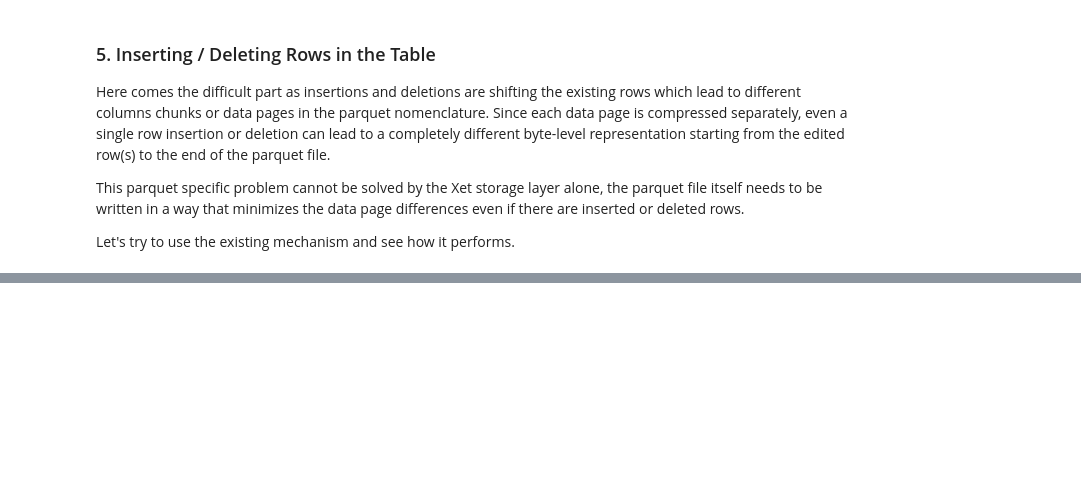
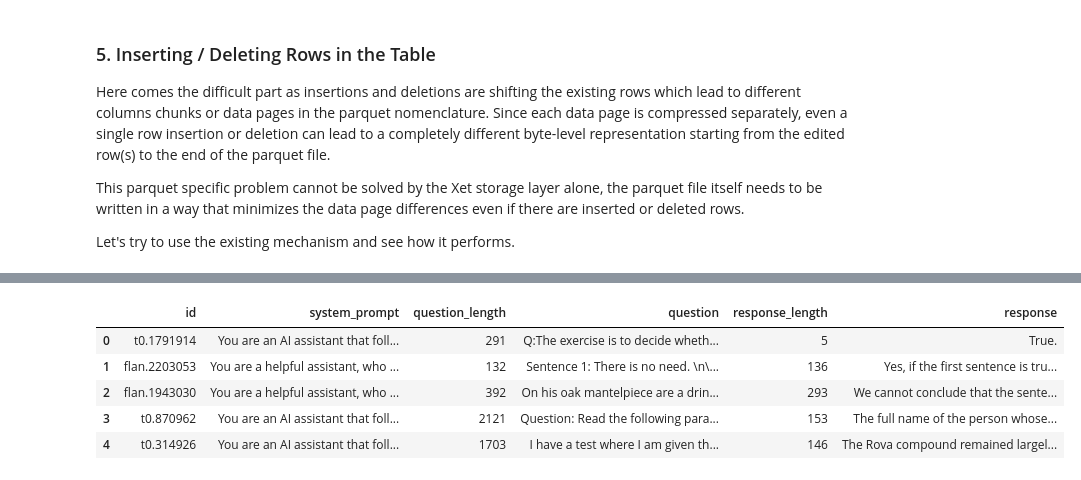
Before and after one commit to huggingface/dataset-dedupe-estimator, a Jupyter notebook: notebooks/parquet-cdc.ipynb, the cells around one changed output, grey strips where cells are left out. Saved outputs shown, nothing was run; the diff lists cells and outputs as text; code cells hidden in the pictures; blank space fills up the shorter version.

```diff
--- a/notebooks/parquet-cdc.ipynb
+++ b/notebooks/parquet-cdc.ipynb
@@ -421,0 +379,9 @@ New Data Upload                         : |          |  0.00B /  0.00B
+# %%
+orca[:5].to_pandas()
+# %% [output]
+|  | id | system_prompt | question_length | question | response_length | response |
+| 0 | t0.1791914 | You are an AI assistant that foll... | 291 | Q:The exercise is to decide wheth... | 5 | True. |
+| 1 | flan.2203053 | You are a helpful assistant, who ... | 132 | Sentence 1: There is no need. \n\... | 136 | Yes, if the first sentence is tru... |
+| 2 | flan.1943030 | You are a helpful assistant, who ... | 392 | On his oak mantelpiece are a drin... | 293 | We cannot conclude that the sente... |
+| 3 | t0.870962 | You are an AI assistant that foll... | 2121 | Question: Read the following para... | 153 | The full name of the person whose... |
+| 4 | t0.314926 | You are an AI assistant that foll... | 1703 | I have a test where I am given th... | 146 | The Rova compound remained largel... |
```
Also changed, not shown: parts of 50 cells of this notebook.
